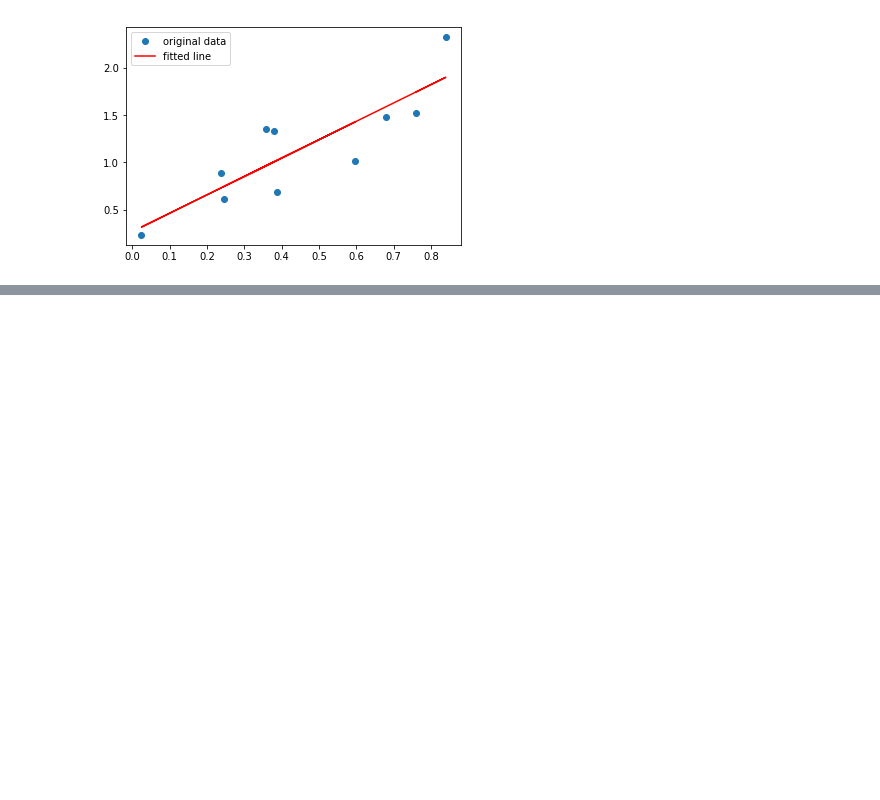
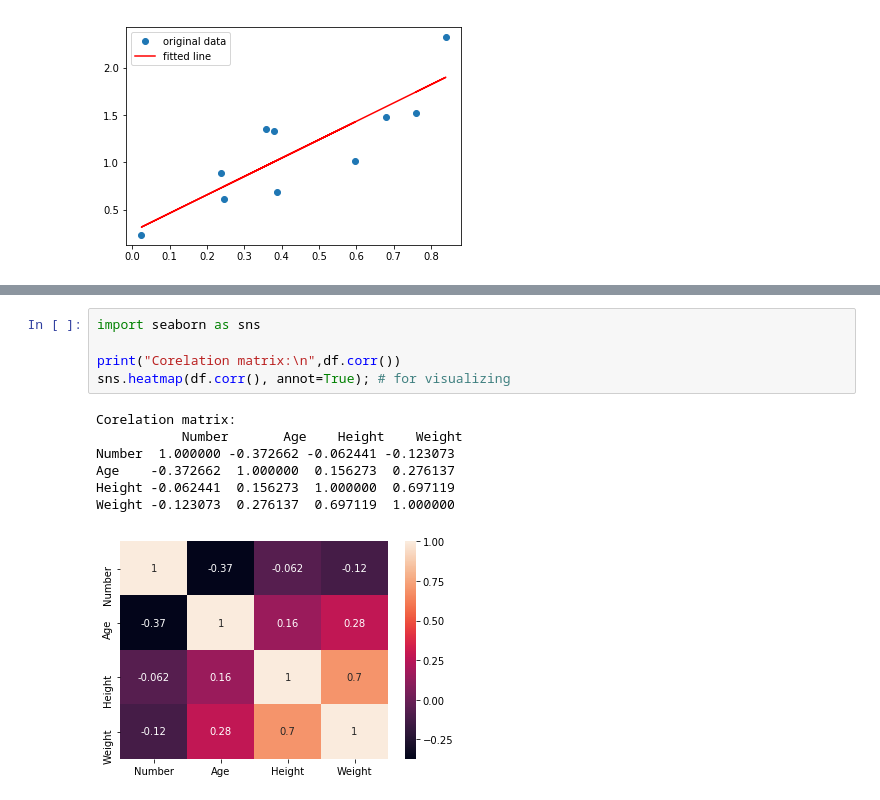
Before and after one commit to jamwine/Statistics, a Jupyter notebook: Statistics.ipynb, the cells around one changed output, grey strips where cells are left out. Drawn from its saved outputs; the diff is of its cells as text; blank space fills up the shorter version.

```diff
--- a/Statistics.ipynb
+++ b/Statistics.ipynb
@@ -904,0 +1074,13 @@ r-squared: 0.7355    p_value: 0.00151
+# %%
+import seaborn as sns
+
+print("Corelation matrix:\n",df.corr())
+sns.heatmap(df.corr(), annot=True); # for visualizing
+# %% [output]
+Corelation matrix:
+           Number       Age    Height    Weight
+Number  1.000000 -0.372662 -0.062441 -0.123073
+Age    -0.372662  1.000000  0.156273  0.276137
+Height -0.062441  0.156273  1.000000  0.697119
+Weight -0.123073  0.276137  0.697119  1.000000
+[figure, added]
```
Also changed, not shown: parts of 5 cells of this notebook, 5 other files.
